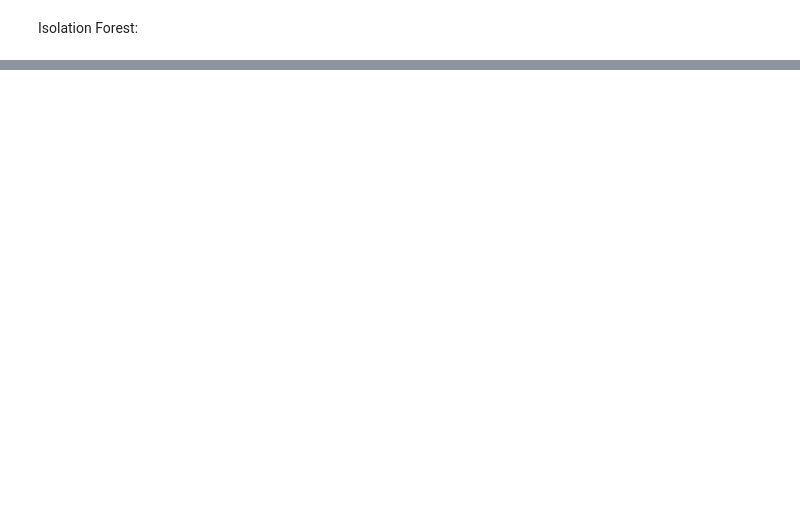
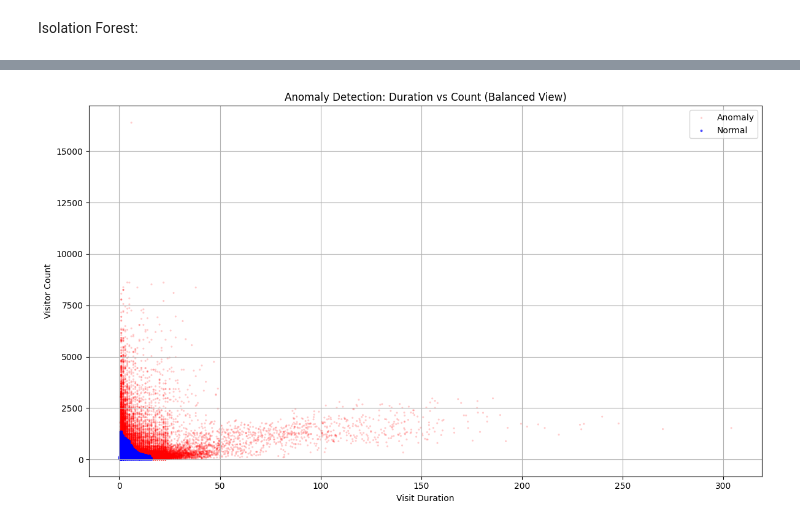
Before and after one commit to izarin2/-Visitation-Index-Prediction, a Jupyter notebook: Anomaly_Detection_Problem.ipynb, the cells around one changed output, grey strips where cells are left out. Cells and saved outputs as stored; diff of their text form; code cells hidden in the pictures; blank space fills up the shorter version.

```diff
--- a/Anomaly_Detection_Problem.ipynb
+++ b/Anomaly_Detection_Problem.ipynb
@@ -6,11 +6,18 @@ from sklearn.preprocessing import StandardScaler
 from sklearn.ensemble import IsolationForest
 
 # Load the dataset
-df = pd.read_csv("C://Users//israt//HD lab//My Project//Dataset//Airsage Dataset//NebraskaLakes_Cleaned.csv")
+df = pd.read_csv("C://Users//israt//HD lab//My Project//Dataset//Airsage Dataset//NebraskaLakes_Cleaned_round.csv")
 
 # Basic preprocessing
 df['date'] = pd.to_datetime(df['date'], format='%Y%m%d', errors='coerce')
 df = df.dropna(subset=['count', 'duration'])
+
+# Add day name and day type (Weekday or Weekend)
+df['day_of_week'] = df['date'].dt.day_name()
+df['day_type'] = df['date'].dt.dayofweek.apply(lambda x: 'Weekend' if x >= 5 else 'Weekday')
+
+
+print(f"Total number of rows: {len(df)}")
 
 # Scale the features
 scaler = StandardScaler()
@@ -27,6 +34,8 @@ df['anomaly_label'] = df['anomaly_label'].map({1: 0, -1: 1})
 df['anomaly_score'] = -iso_forest.decision_function(X_scaled)
 
 # Print all rows with scores
-print("All points with anomaly scores (Isolation Forest):")
-print(df[['poi', 'date', 'count', 'duration', 'anomaly_label', 'anomaly_score']])
+#print("All points with anomaly scores (Isolation Forest):")
+#print(df[['poi', 'date', 'count', 'duration', 'anomaly_label', 'anomaly_score']])
+print(f"Total number of anomalies detected: {df['anomaly_label'].sum()}")
+print(f"Total number of normal points: {(df['anomaly_label'] == 0).sum()}")
 # %% [output]
@@ -53,0 +67,31 @@ print(top_by_score[['poi', 'date', 'count', 'duration', 'anomaly_score', 'anomal
+# %%
+import matplotlib.pyplot as plt
+
+# Separate normal and anomaly points
+anomalies = df[df['anomaly_label'] == 1]
+normal = df[df['anomaly_label'] == 0]
+
+plt.figure(figsize=(12, 7))
+
+# 1. Plot anomalies with small, light red markers
+plt.scatter(anomalies['duration'], anomalies['count'],
+            c='red', label='Anomaly', alpha=0.2, s=5, edgecolor='none')
+
+# 2. Plot normal points last, so they appear on top
+plt.scatter(normal['duration'], normal['count'],
+            c='blue', label='Normal', alpha=0.7, s=8, edgecolor='none')
+
+# Optional: Apply log scale to better distribute values
+#plt.xscale('log')
+#plt.yscale('log')
+
+# Titles and labels
+plt.xlabel('Visit Duration')
+plt.ylabel('Visitor Count')
+plt.title('Anomaly Detection: Duration vs Count (Balanced View)')
+plt.legend()
+plt.grid(True)
+plt.tight_layout()
+plt.show()
+# %% [output]
+[figure, added]
```
Also changed, not shown: parts of 12 cells of this notebook.
